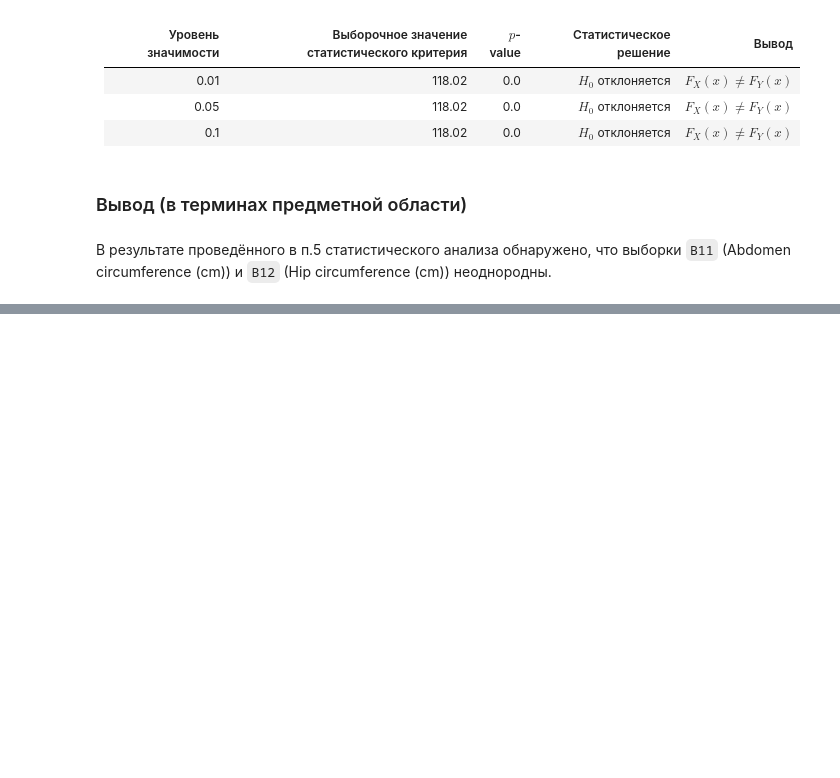
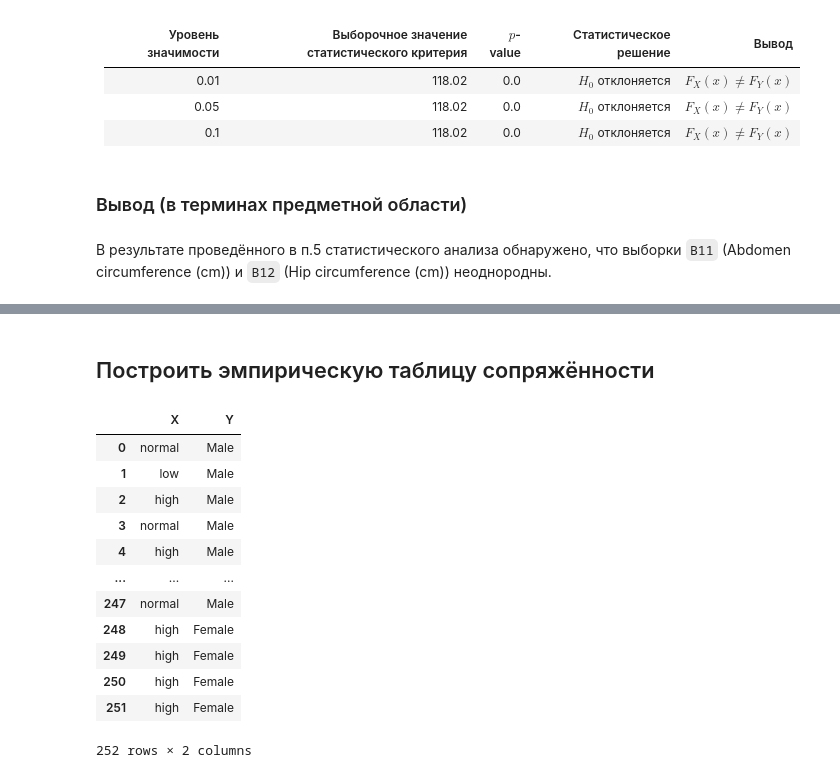
Before and after one commit to retrobannerS/mephi_stats, a Jupyter notebook: bdz/var_2/notebook.ipynb, the cells around one changed output, grey strips where cells are left out. Cells and saved outputs as stored; diff of their text form; code cells hidden in the pictures; blank space fills up the shorter version.

```diff
--- a/bdz/var_2/notebook.ipynb
+++ b/bdz/var_2/notebook.ipynb
@@ -1561,0 +1576,3 @@ $p =$ 0.00
+# %%
+X, Y = data("6")
+X.head(), Y.head()
@@ -1561,0 +1607,19 @@ $p =$ 0.00
+# %% [markdown]
+## Построить эмпирическую таблицу сопряжённости
+# %%
+data = pd.DataFrame({"X": X, "Y": Y})
+data
+# %% [output]
+|  | X | Y |
+| 0 | normal | Male |
+| 1 | low | Male |
+| 2 | high | Male |
+| 3 | normal | Male |
+| 4 | high | Male |
+| ... | ... | ... |
+| 247 | normal | Male |
+| 248 | high | Female |
+| 249 | high | Female |
+| 250 | high | Female |
+| 251 | high | Female |
+252 rows × 2 columns
```
Also changed, not shown: parts of 49 cells of this notebook, 1 other file.
